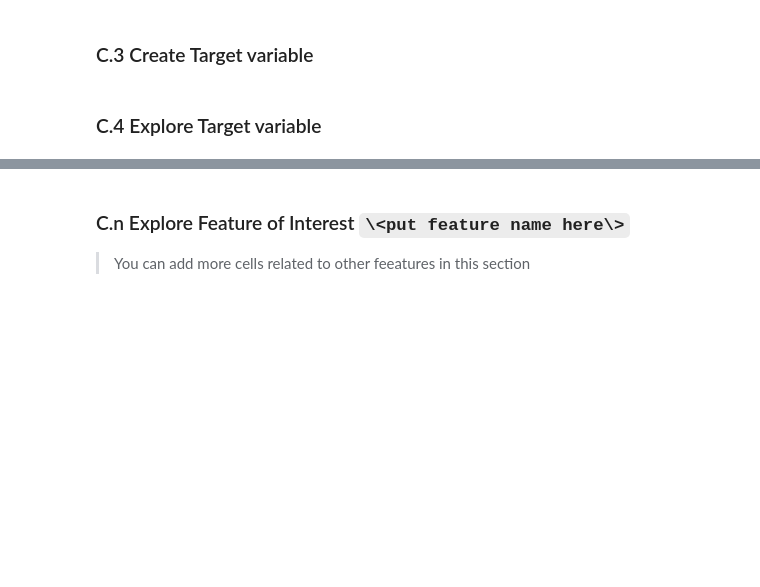
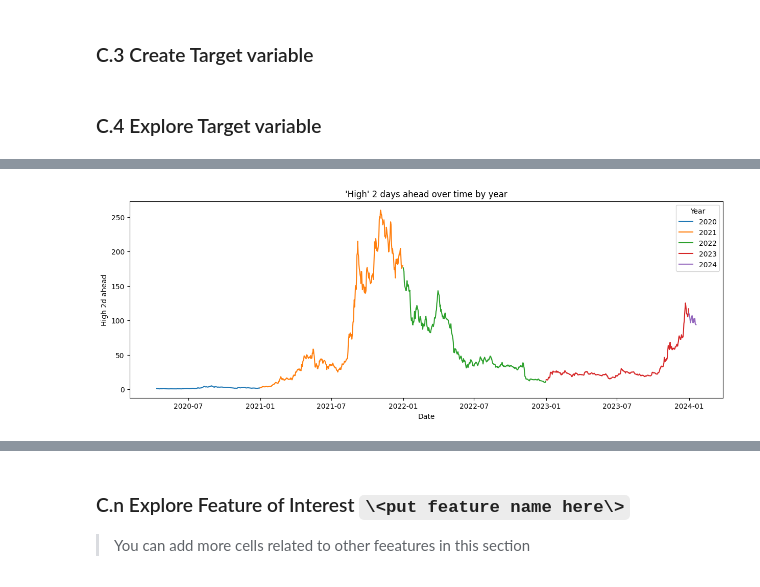
Before and after one commit to KittituchW/crypto-forecast-ml-research, a Jupyter notebook: notebooks/36120-25SP-AT3-group_13-25552249.ipynb, the cells around one changed output, grey strips where cells are left out. Saved outputs shown, nothing was run; the diff lists cells and outputs as text; code cells hidden in the pictures; blank space fills up the shorter version.

```diff
--- a/notebooks/36120-25SP-AT3-group_13-25552249.ipynb
+++ b/notebooks/36120-25SP-AT3-group_13-25552249.ipynb
@@ -89,0 +423,18 @@ target_name = ''
+# %%
+# Make sure 'year' column exists
+train_df['year'] = train_df['timeOpen'].dt.year
+
+# Set figure size
+plt.figure(figsize=(15, 5))
+
+# Loop through each year and plot
+for year, group in train_df.groupby('year'):
+    plt.plot(group['timeOpen'], group['high_2d_ahead'], label=str(year))
+
+plt.title("'High' 2 days ahead over time by year")
+plt.xlabel("Date")
+plt.ylabel("High 2d ahead")
+plt.legend(title="Year")
+plt.show()
+# %% [output]
+[figure, added]
```
Also changed, not shown: parts of 99 cells of this notebook, 2 other files.
